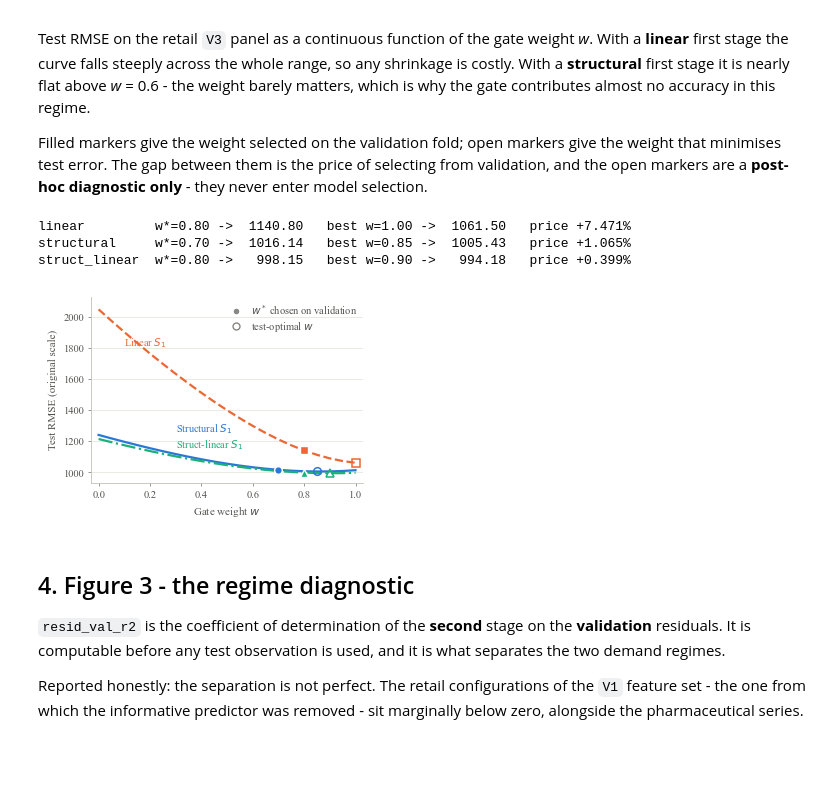
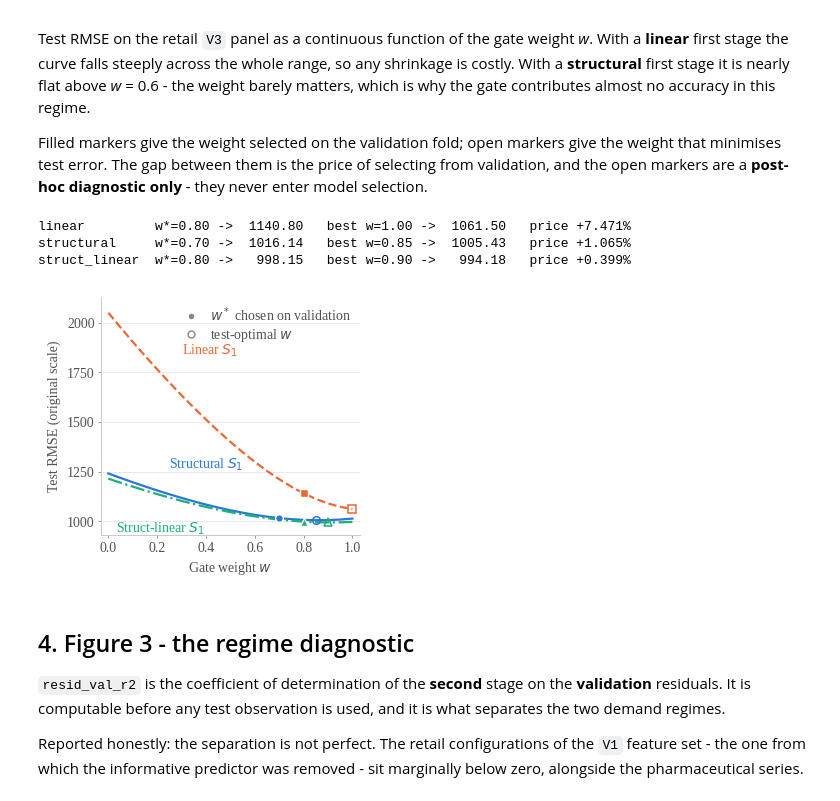
Before and after one commit to wahyuramadhandotcom/A-Hybrid-forecasting-model, a Jupyter notebook: notebooks/figures_paper.ipynb, the cells around one changed output. Drawn from its saved outputs; the diff is of its cells as text; code cells hidden in the pictures; blank space fills up the shorter version.

Commit message:
Regenerate paper figures (10 pt lettering, full data range, no panel letters, cross-fitted residual in Fig. 1)

```diff
--- a/notebooks/figures_paper.ipynb
+++ b/notebooks/figures_paper.ipynb
@@ -43,8 +43,8 @@ S1C, S2C, S3C = '#2a78d6', '#eb6834', '#1baf7a'   # blue / orange / aqua
 plt.rcParams.update({
     'font.family': 'serif',
     'font.serif': ['Liberation Serif', 'Times New Roman', 'DejaVu Serif'],
-    'font.size': 8, 'axes.labelsize': 8, 'axes.titlesize': 8,
-    'xtick.labelsize': 7.5, 'ytick.labelsize': 7.5, 'legend.fontsize': 7.5,
+    'font.size': 10, 'axes.labelsize': 10, 'axes.titlesize': 10,
+    'xtick.labelsize': 10, 'ytick.labelsize': 10, 'legend.fontsize': 10,
     'axes.edgecolor': BASELINE, 'axes.linewidth': 0.6,
     'xtick.color': MUTED, 'ytick.color': MUTED,
     'xtick.major.width': 0.6, 'ytick.major.width': 0.6,
@@ -56,6 +56,7 @@ plt.rcParams.update({
 })
 
 COL_IN, DPI = 3.23, 400          # 8.2 cm single column
+FS = 10                          # IJIES: all lettering in figures is 10 pt
 
 
 def tidy(ax, xgrid=False):
@@ -115,7 +116,7 @@ weight that minimises test error. The gap between them is the price of selecting
 validation, and the open markers are a **post-hoc diagnostic only** - they never enter
 model selection.
 # %%
-fig, ax = plt.subplots(figsize=(COL_IN, 2.30))
+fig, ax = plt.subplots(figsize=(COL_IN, 2.90))
 
 series = [('linear',        'Linear $S_1$',        S2C, '--', 's'),
           ('structural',    'Structural $S_1$',    S1C, '-',  'o'),
@@ -132,37 +133,38 @@ for kind, label, col, ls, mk in series:
 
     w_best = float(g.loc[g['RMSE asli'].idxmin(), 'w'])
     ax.plot([w_best], [g['RMSE asli'].min()], marker=mk, ms=5.5, mfc='none',
             mec=col, mew=1.1, ls='none', zorder=4)
     print(f'{kind:14s} w*={w_star:.2f} -> {y_star:8.2f}   '
           f'best w={w_best:.2f} -> {g["RMSE asli"].min():8.2f}   '
           f'price {(y_star - g["RMSE asli"].min()) / g["RMSE asli"].min() * 100:+.3f}%')
 
 ax.set_xlabel('Gate weight $w$')
 ax.set_ylabel('Test RMSE (original scale)')
 ax.set_xlim(-0.03, 1.03)
 ax.set_xticks(np.arange(0, 1.01, 0.2))
 ax.set_ylim(930, 2130)
+ax.set_yticks([1000, 1250, 1500, 1750, 2000])
 tidy(ax)
 
-ax.annotate('Linear $S_1$', xy=(0.10, 1815), color=S2C, fontsize=7.5)
-ax.annotate('Struct-linear $S_1$', xy=(0.30, 1155), color=S3C, fontsize=7.5)
-ax.annotate('Structural $S_1$', xy=(0.30, 1258), color=S1C, fontsize=7.5)
+ax.annotate('Linear $S_1$', xy=(0.30, 1840), color=S2C, fontsize=FS)
+ax.annotate('Struct-linear $S_1$', xy=(0.03, 945), color=S3C, fontsize=FS)
+ax.annotate('Structural $S_1$', xy=(0.25, 1265), color=S1C, fontsize=FS)
 
 ax.legend(handles=[Line2D([], [], marker='o', ms=5, ls='none', color=MUTED,
                           mec=SURFACE, label='$w^*$ chosen on validation'),
                    Line2D([], [], marker='o', ms=5, ls='none', mfc='none',
                           mec=MUTED, label='test-optimal $w$')],
           loc='upper right', frameon=False, handletextpad=0.4,
           borderpad=0.1, labelspacing=0.25, labelcolor=INK_2)
 
 fig.tight_layout(pad=0.35)
 fig.savefig(FIGDIR / 'fig2_gate_curve.png', dpi=DPI)
 plt.show()
 # %% [output]
 linear         w*=0.80 ->  1140.80   best w=1.00 ->  1061.50   price +7.471%
 structural     w*=0.70 ->  1016.14   best w=0.85 ->  1005.43   price +1.065%
 struct_linear  w*=0.80 ->   998.15   best w=0.90 ->   994.18   price +0.399%
-[figure, old version]
+[figure, new version]
 # %% [markdown]
 ## 4. Figure 3 - the regime diagnostic
 
```
Also changed, not shown: parts of 4 cells of this notebook, 6 other files.
